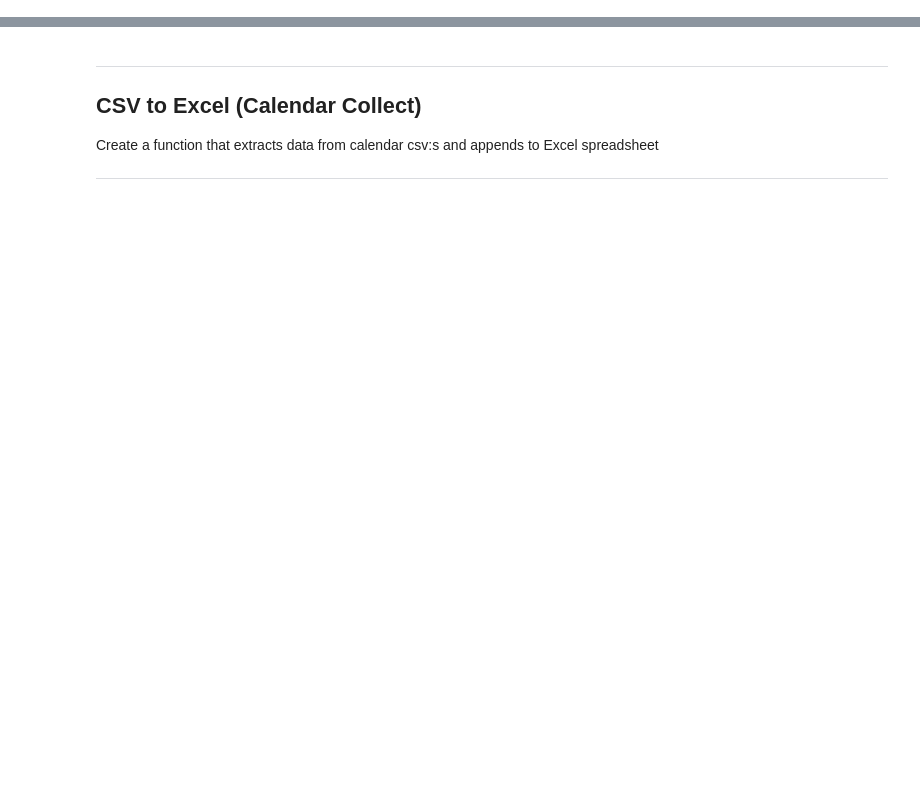
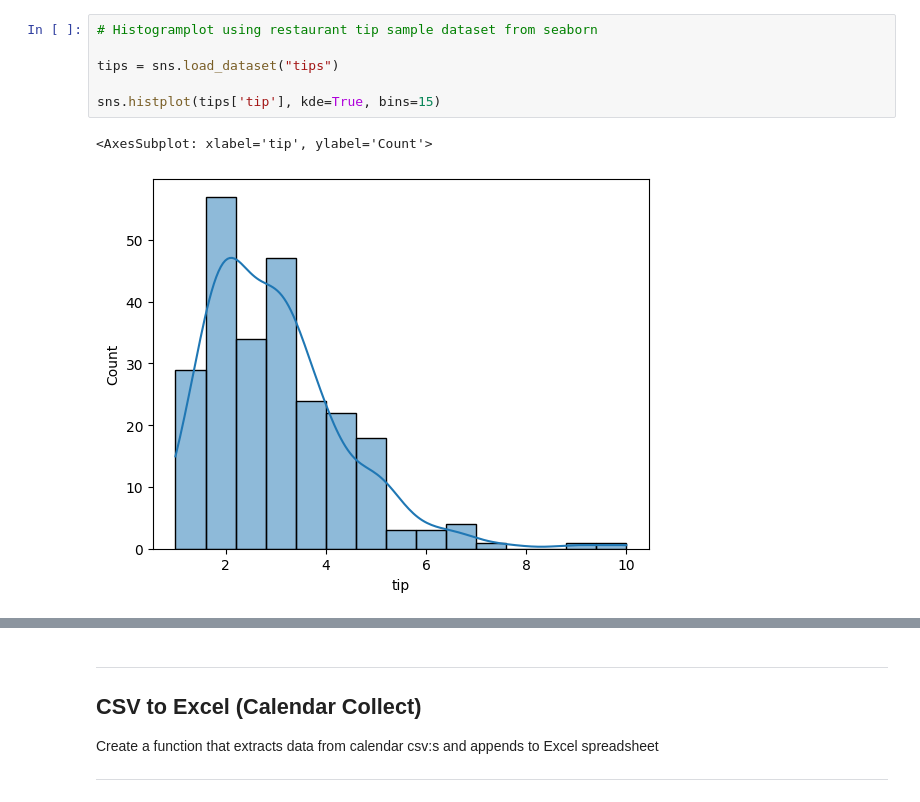
Before and after one commit to helveticae/Databehandling-William-Akilles-Lindstedt, a Jupyter notebook: Explorations/pandas_seaborn.ipynb, the cells around one changed output, grey strips where cells are left out. Cells and saved outputs as stored; diff of their text form; blank space fills up the shorter version.

```diff
--- a/Explorations/pandas_seaborn.ipynb
+++ b/Explorations/pandas_seaborn.ipynb
@@ -26,0 +91,9 @@ sns.lineplot(my_series)
+# %%
+# Histogramplot using restaurant tip sample dataset from seaborn
+
+tips = sns.load_dataset("tips")
+
+sns.histplot(tips['tip'], kde=True, bins=15)
+# %% [output]
+<AxesSubplot: xlabel='tip', ylabel='Count'>
+[figure, added]
```
Also changed, not shown: parts of 16 cells of this notebook.
